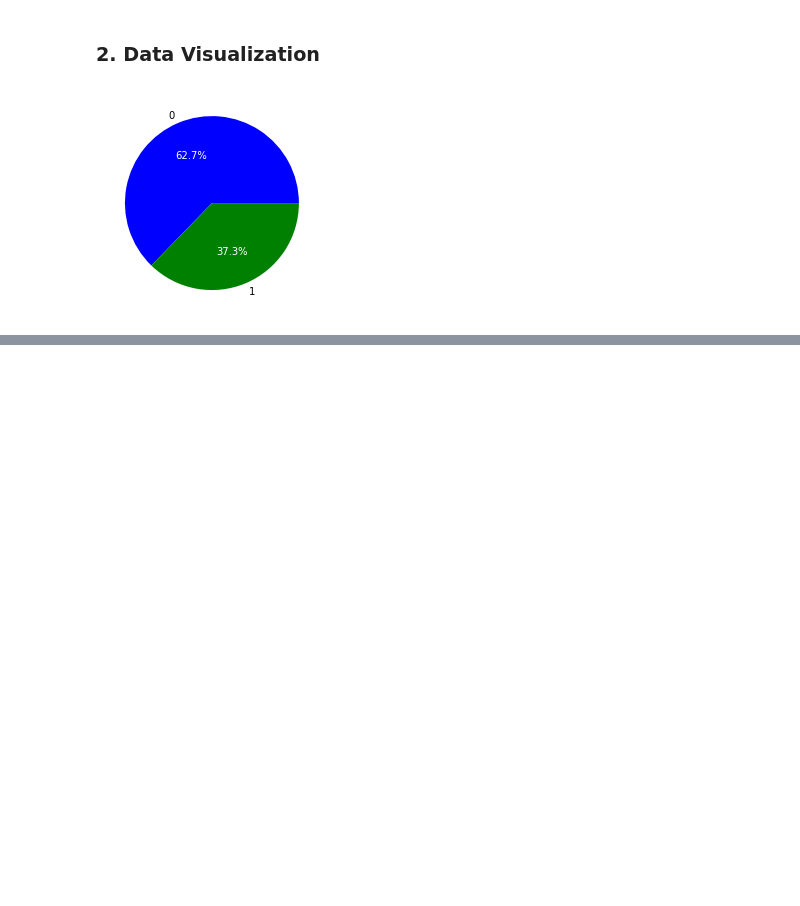
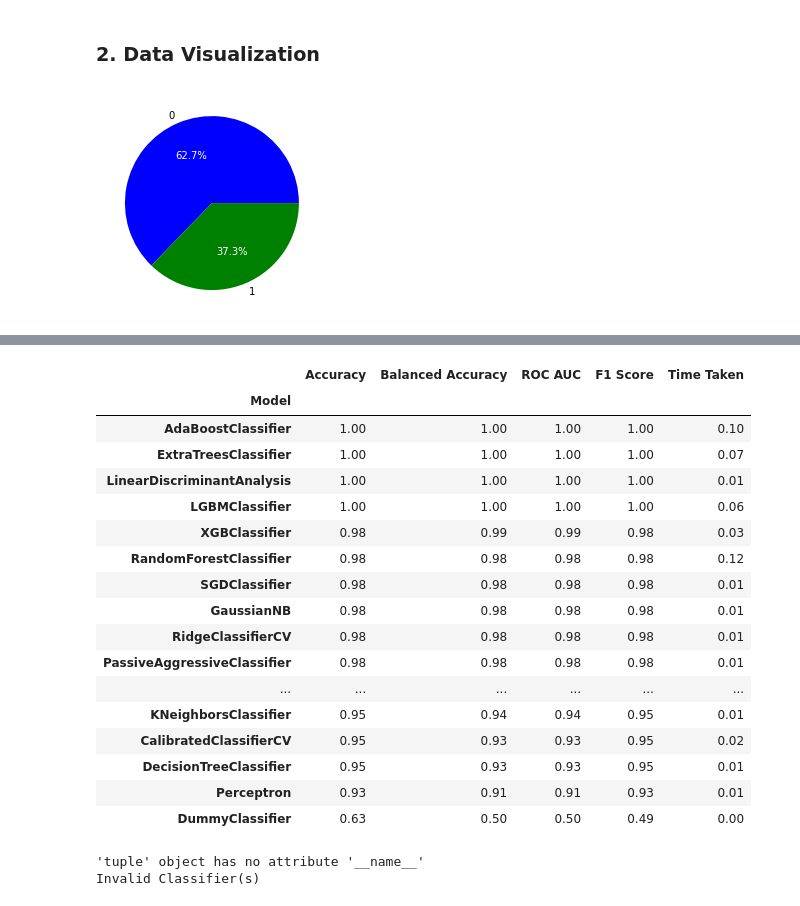
Before and after one commit to Popusa/cancer-cells-analysis-classification, a Jupyter notebook: cancer_data_analysis.ipynb, the cells around one changed output, grey strips where cells are left out. Cells and saved outputs as stored; diff of their text form; code cells hidden in the pictures; blank space fills up the shorter version.

```diff
--- a/cancer_data_analysis.ipynb
+++ b/cancer_data_analysis.ipynb
@@ -163,0 +198,4 @@ for i in range(limiter):
+# %%
+x_train,x_valid,y_train,y_valid = sklearn.model_selection.train_test_split(X,y,stratify=y,random_state=RANDOM_STATE,test_size=0.1)
+# %%
+x_train, x_test, y_train, y_test = sklearn.model_selection.train_test_split(x_train, y_train, random_state=RANDOM_STATE,test_size=0.1)
@@ -163,0 +206,40 @@ for i in range(limiter):
+# %%
+x_train,y_train = smote.fit_resample(x_train,y_train)
+
+x_train = scaler.fit_transform(x_train)
+x_valid = scaler.transform(x_valid)
+x_test = scaler.transform(x_test)
+
+x_train = sklearn.preprocessing.normalize(x_train)
+x_valid = sklearn.preprocessing.normalize(x_valid)
+x_test = sklearn.preprocessing.normalize(x_test)
+# %%
+lazy_clf = LazyClassifier(verbose=0,ignore_warnings=True, custom_metric=None,random_state=RANDOM_STATE)
+models,predictions = lazy_clf.fit(x_train, x_valid, y_train, y_valid)
+# %%
+predictions
+# %% [output]
+|  | Accuracy | Balanced Accuracy | ROC AUC | F1 Score | Time Taken |
+| Model |  |  |  |  |  |
+| AdaBoostClassifier | 1.00 | 1.00 | 1.00 | 1.00 | 0.10 |
+| ExtraTreesClassifier | 1.00 | 1.00 | 1.00 | 1.00 | 0.07 |
+| LinearDiscriminantAnalysis | 1.00 | 1.00 | 1.00 | 1.00 | 0.01 |
+| LGBMClassifier | 1.00 | 1.00 | 1.00 | 1.00 | 0.06 |
+| XGBClassifier | 0.98 | 0.99 | 0.99 | 0.98 | 0.03 |
+| RandomForestClassifier | 0.98 | 0.98 | 0.98 | 0.98 | 0.12 |
+| SGDClassifier | 0.98 | 0.98 | 0.98 | 0.98 | 0.01 |
+| GaussianNB | 0.98 | 0.98 | 0.98 | 0.98 | 0.01 |
+| RidgeClassifierCV | 0.98 | 0.98 | 0.98 | 0.98 | 0.01 |
+| PassiveAggressiveClassifier | 0.98 | 0.98 | 0.98 | 0.98 | 0.01 |
+| ... | ... | ... | ... | ... | ... |
+| KNeighborsClassifier | 0.95 | 0.94 | 0.94 | 0.95 | 0.01 |
+| CalibratedClassifierCV | 0.95 | 0.93 | 0.93 | 0.95 | 0.02 |
+| DecisionTreeClassifier | 0.95 | 0.93 | 0.93 | 0.95 | 0.01 |
+| Perceptron | 0.93 | 0.91 | 0.91 | 0.93 | 0.01 |
+| DummyClassifier | 0.63 | 0.50 | 0.50 | 0.49 | 0.00 |
+# %%
+lazy_clf_test = LazyClassifier(verbose=0,ignore_warnings=True, custom_metric=None,random_state=RANDOM_STATE)
+models_test,predictions_test = lazy_clf.fit(x_train, x_test, y_train, y_test)
+# %% [output]
+'tuple' object has no attribute '__name__'
+Invalid Classifier(s)
```
Also changed, not shown: parts of 15 cells of this notebook.
